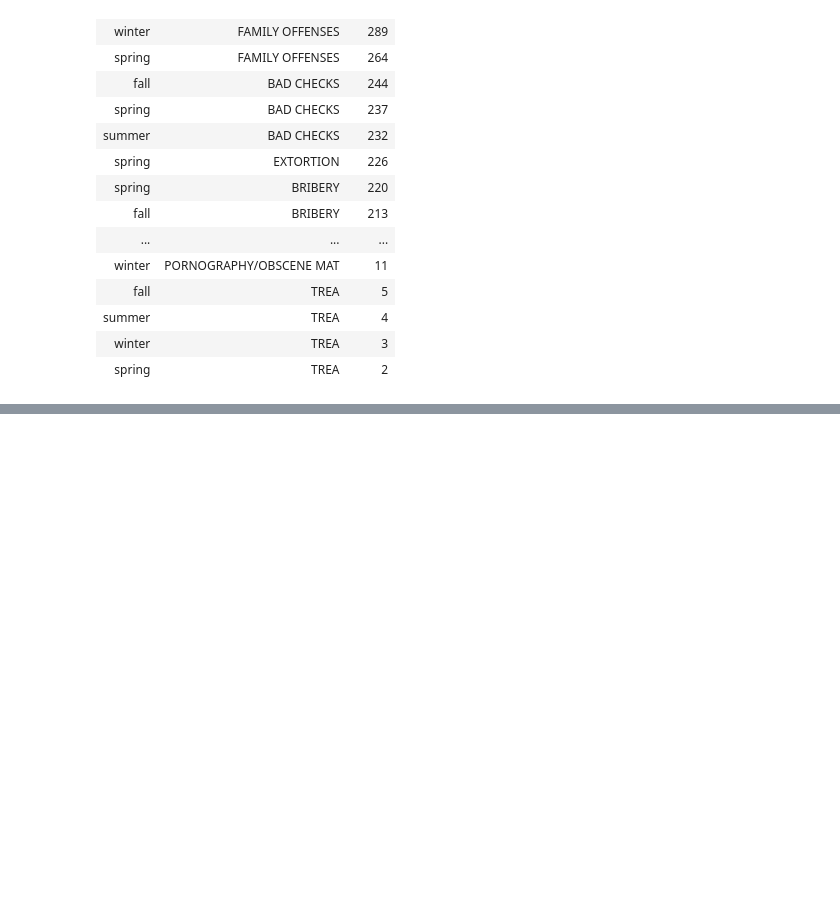
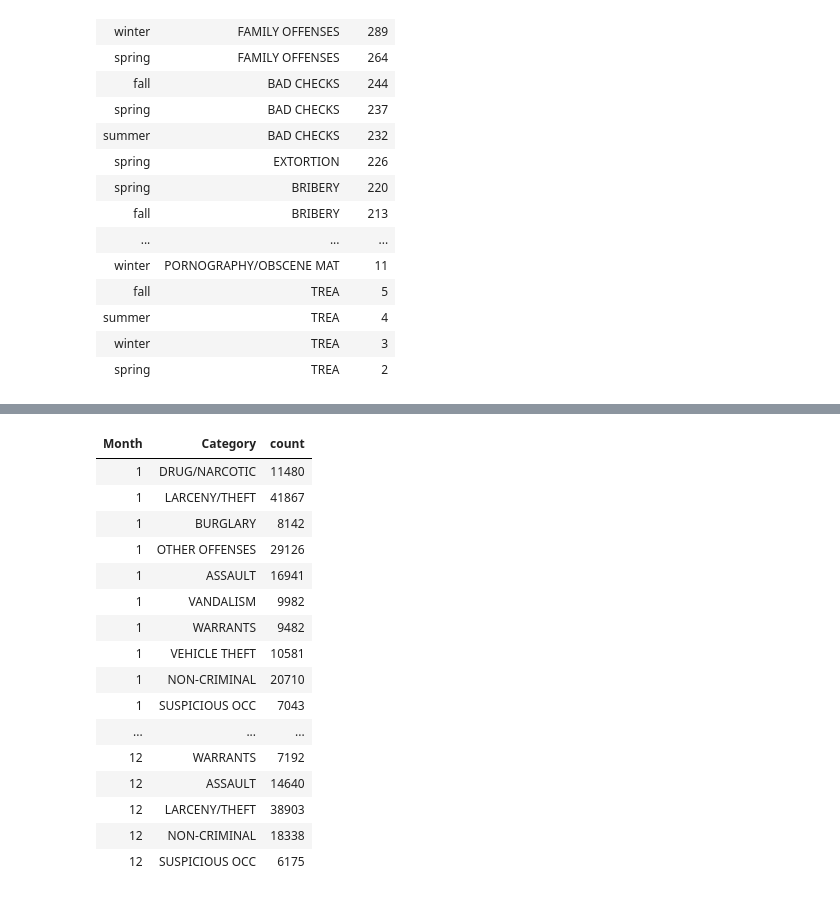
Before and after one commit to GuillaumeJouetp/crime_insights, a Jupyter notebook: crime_insights.ipynb, the cells around one changed output, grey strips where cells are left out. Cells and saved outputs as stored; diff of their text form; code cells hidden in the pictures; blank space fills up the shorter version.

```diff
--- a/crime_insights.ipynb
+++ b/crime_insights.ipynb
@@ -467,5 +597,5 @@ display(police_df4.select('Hour', 'Category').where(col('Category').isin(top_cat
 # %%
 # Frequency of crimes in correlation to month year
 # There is no particular category that noticeable stands out by this result at first glance,
-display(police_df4.select('Month', 'Category').where(col('Category').isin(top_categories)).groupby('Month', 'Category').agg(count('Month').alias('count')).orderBy('Month', ascending=True))
+display(police_df_dt.select('Month', 'Category').where(col('Category').isin(top_categories)).groupby('Month', 'Category').agg(count('Month').alias('count')).orderBy('Month', ascending=True))
 # %% [output]
@@ -473,3 +602,20 @@ display(police_df4.select('Month', 'Category').where(col('Category').isin(top_ca
+| Month | Category | count |
+| 1 | DRUG/NARCOTIC | 11480 |
+| 1 | LARCENY/THEFT | 41867 |
+| 1 | BURGLARY | 8142 |
+| 1 | OTHER OFFENSES | 29126 |
+| 1 | ASSAULT | 16941 |
+| 1 | VANDALISM | 9982 |
+| 1 | WARRANTS | 9482 |
+| 1 | VEHICLE THEFT | 10581 |
+| 1 | NON-CRIMINAL | 20710 |
+| 1 | SUSPICIOUS OCC | 7043 |
+| ... | ... | ... |
+| 12 | WARRANTS | 7192 |
+| 12 | ASSAULT | 14640 |
+| 12 | LARCENY/THEFT | 38903 |
+| 12 | NON-CRIMINAL | 18338 |
+| 12 | SUSPICIOUS OCC | 6175 |
 # %%
 # Frequency of crimes in correlation to day of month
 # 31 is obviously less than the others as there is fewever 31th than the other days of month,
```
Also changed, not shown: parts of 17 cells of this notebook, 2 other files.
